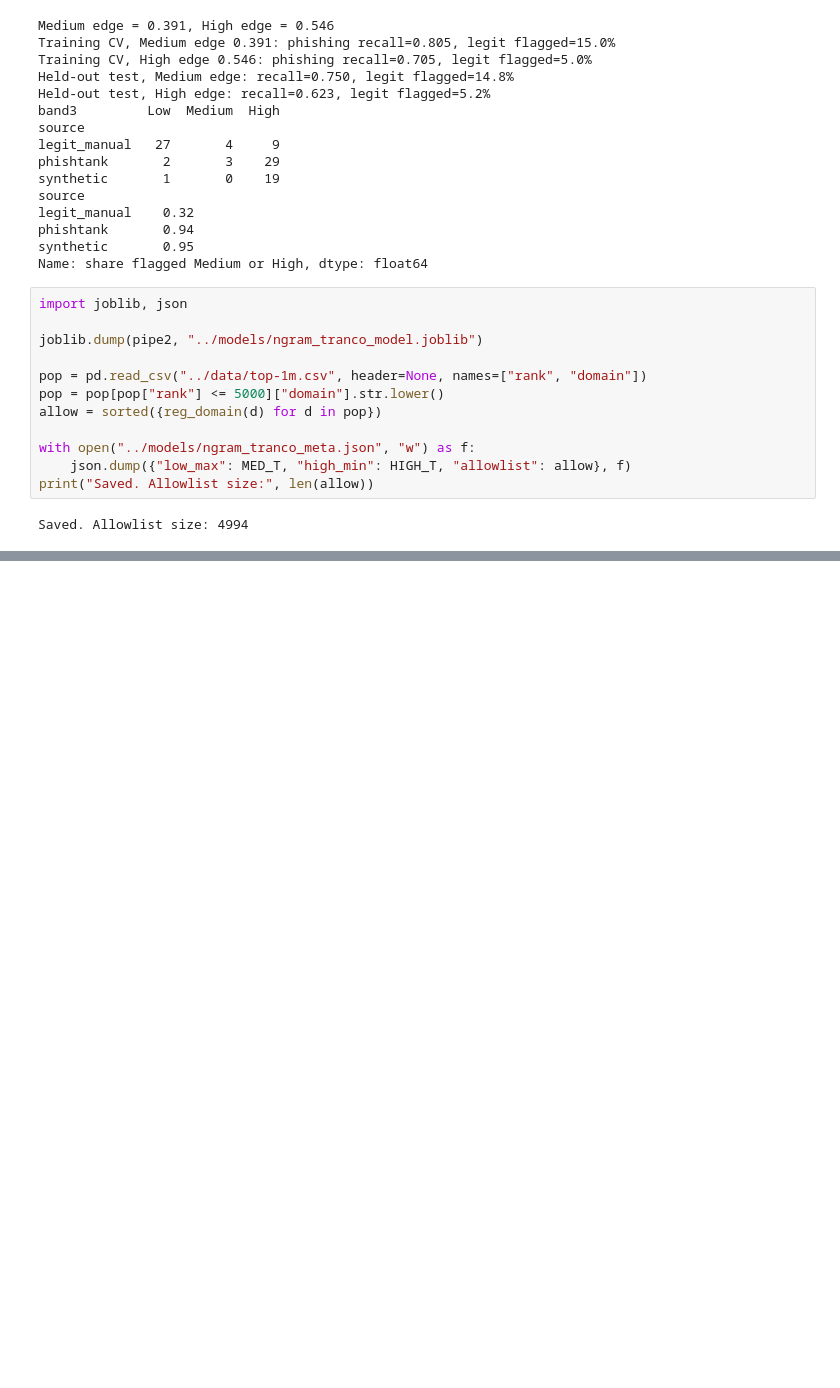
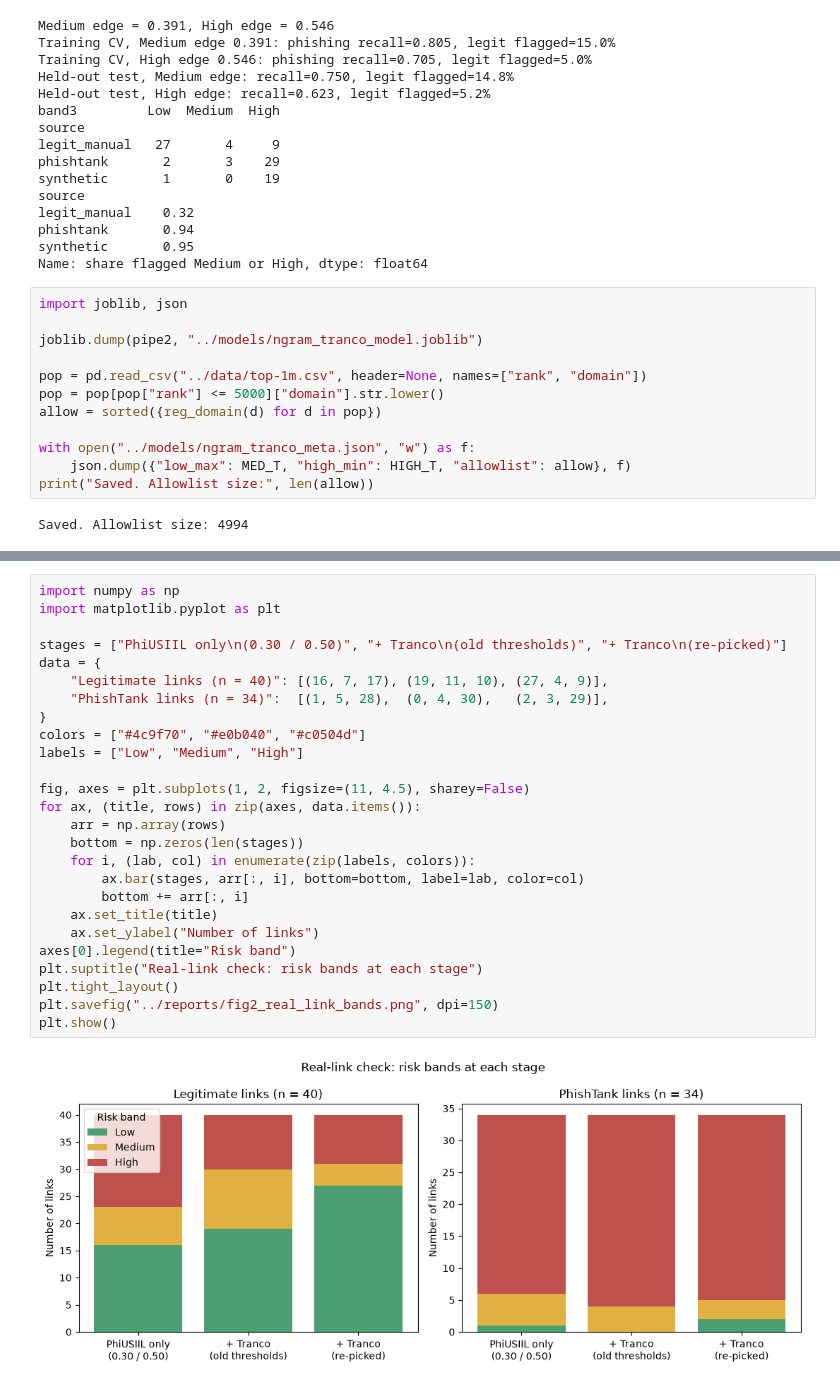
Before and after one commit to Hackme-code/phishing-detection-v2, a Jupyter notebook: notebooks/02_model.ipynb, the cells around one changed output, grey strips where cells are left out. Cells and saved outputs as stored; diff of their text form; blank space fills up the shorter version.

```diff
--- a/notebooks/02_model.ipynb
+++ b/notebooks/02_model.ipynb
@@ -588,0 +614,28 @@ Saved. Allowlist size: 4994
+# %%
+import numpy as np
+import matplotlib.pyplot as plt
+
+stages = ["PhiUSIIL only\n(0.30 / 0.50)", "+ Tranco\n(old thresholds)", "+ Tranco\n(re-picked)"]
+data = {
+    "Legitimate links (n = 40)": [(16, 7, 17), (19, 11, 10), (27, 4, 9)],
+    "PhishTank links (n = 34)":  [(1, 5, 28),  (0, 4, 30),   (2, 3, 29)],
+}
+colors = ["#4c9f70", "#e0b040", "#c0504d"]
+labels = ["Low", "Medium", "High"]
+
+fig, axes = plt.subplots(1, 2, figsize=(11, 4.5), sharey=False)
+for ax, (title, rows) in zip(axes, data.items()):
+    arr = np.array(rows)
+    bottom = np.zeros(len(stages))
+    for i, (lab, col) in enumerate(zip(labels, colors)):
+        ax.bar(stages, arr[:, i], bottom=bottom, label=lab, color=col)
+        bottom += arr[:, i]
+    ax.set_title(title)
+    ax.set_ylabel("Number of links")
+axes[0].legend(title="Risk band")
+plt.suptitle("Real-link check: risk bands at each stage")
+plt.tight_layout()
+plt.savefig("../reports/fig2_real_link_bands.png", dpi=150)
+plt.show()
+# %% [output]
+[figure, added]
```
Also changed, not shown: parts of 1 cell of this notebook.
